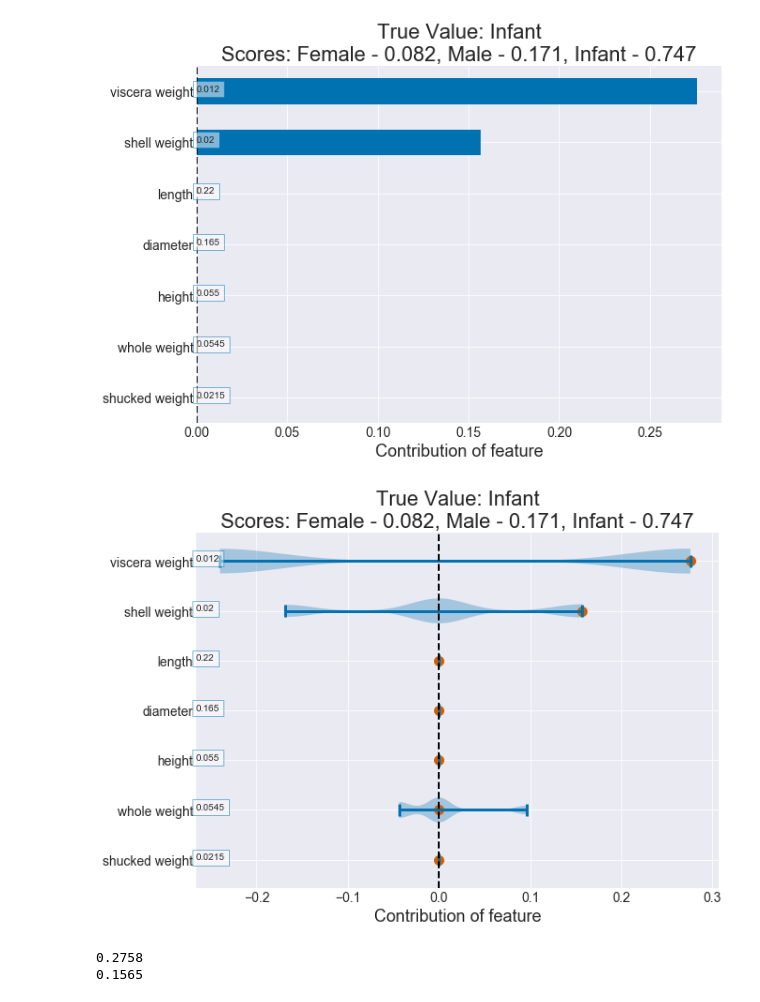
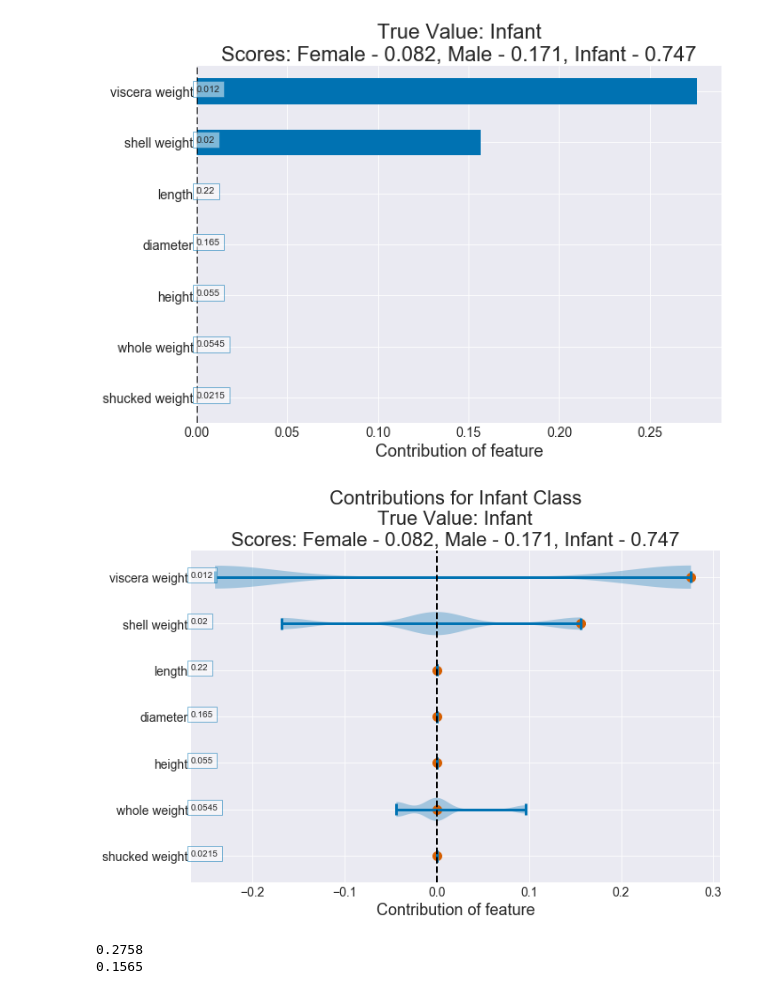
Before and after one commit to gregtam/interpreting-decision-trees-and-random-forests, a Jupyter notebook: Blog Code.ipynb, the cells around one changed output. Drawn from its saved outputs; the diff is of its cells as text; code cells hidden in the pictures.

```diff
--- a/Blog Code.ipynb
+++ b/Blog Code.ipynb
@@ -343,21 +343,22 @@ plt.savefig('plots/contribution_plot_multi_clf_dt.png')
 # %%
 df, true_label, scores = plot_obs_feature_contrib(dt_multi_clf,
                                                   dt_multi_clf_contrib,
                                                   X_test,
                                                   y_test_multi_clf,
                                                   3,
                                                   class_index=2,
                                                   order_by='contribution',
                                                   violin=True
                                                  )
 true_value_list = ['Female', 'Male', 'Infant']
 score_dict = zip(true_value_list, scores)
-title = 'True Value: {}\nScores: {}'.format(true_value_list[true_label],
+title = 'Contributions for Infant Class\nTrue Value: {}\nScores: {}'.format(true_value_list[true_label],
                                             ', '.join(['{} - {}'.format(i, j) for i, j in score_dict]))
 plt.title(title)
+plt.tight_layout()
 plt.savefig('plots/contribution_plot_violin_multi_clf_dt.png')
 # %% [output]
-[figure, old version]
+[figure, new version]
 # %%
 print 0.5904 - 0.3146
 print 0.7469 - 0.5904
```
Also changed, not shown: parts of 7 cells of this notebook, 1 other file.
